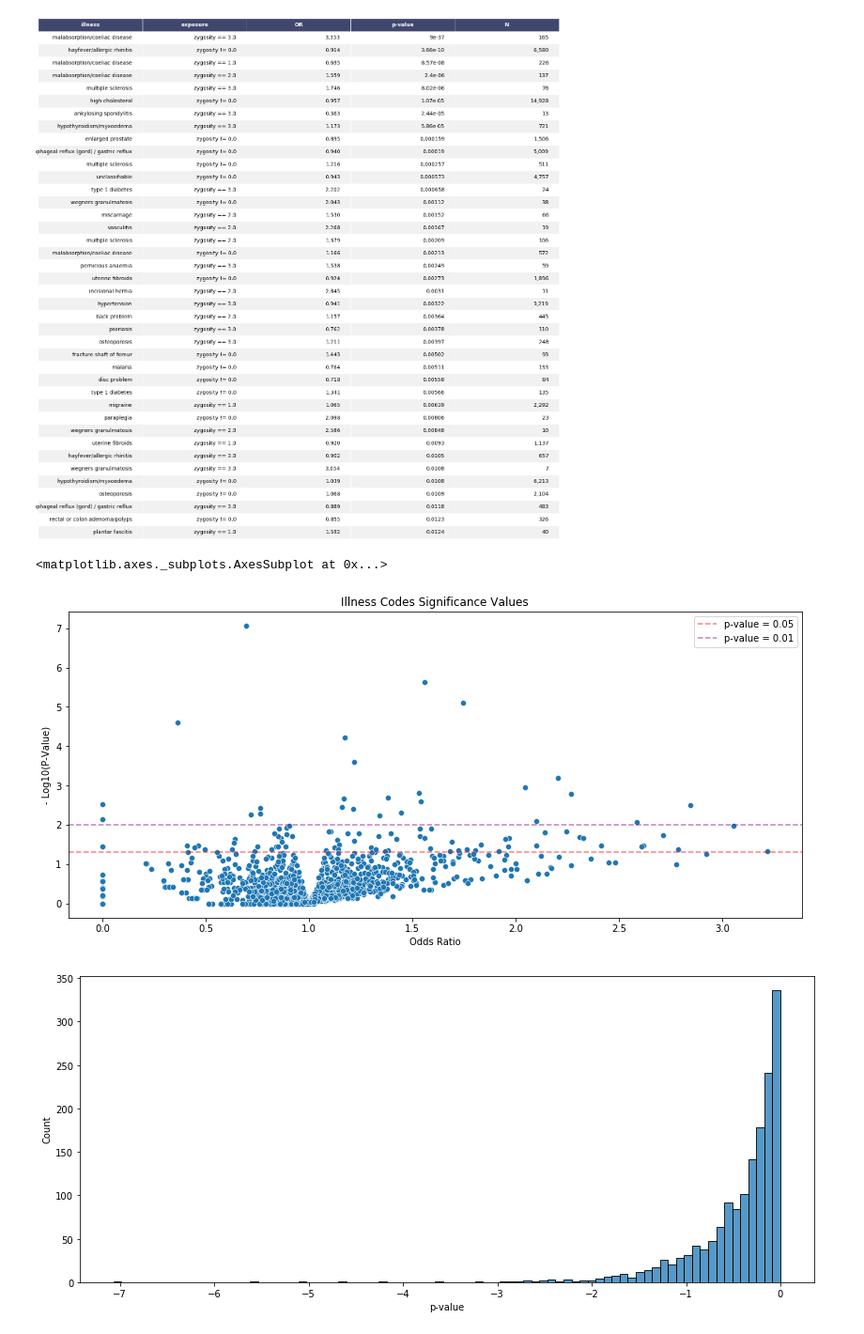
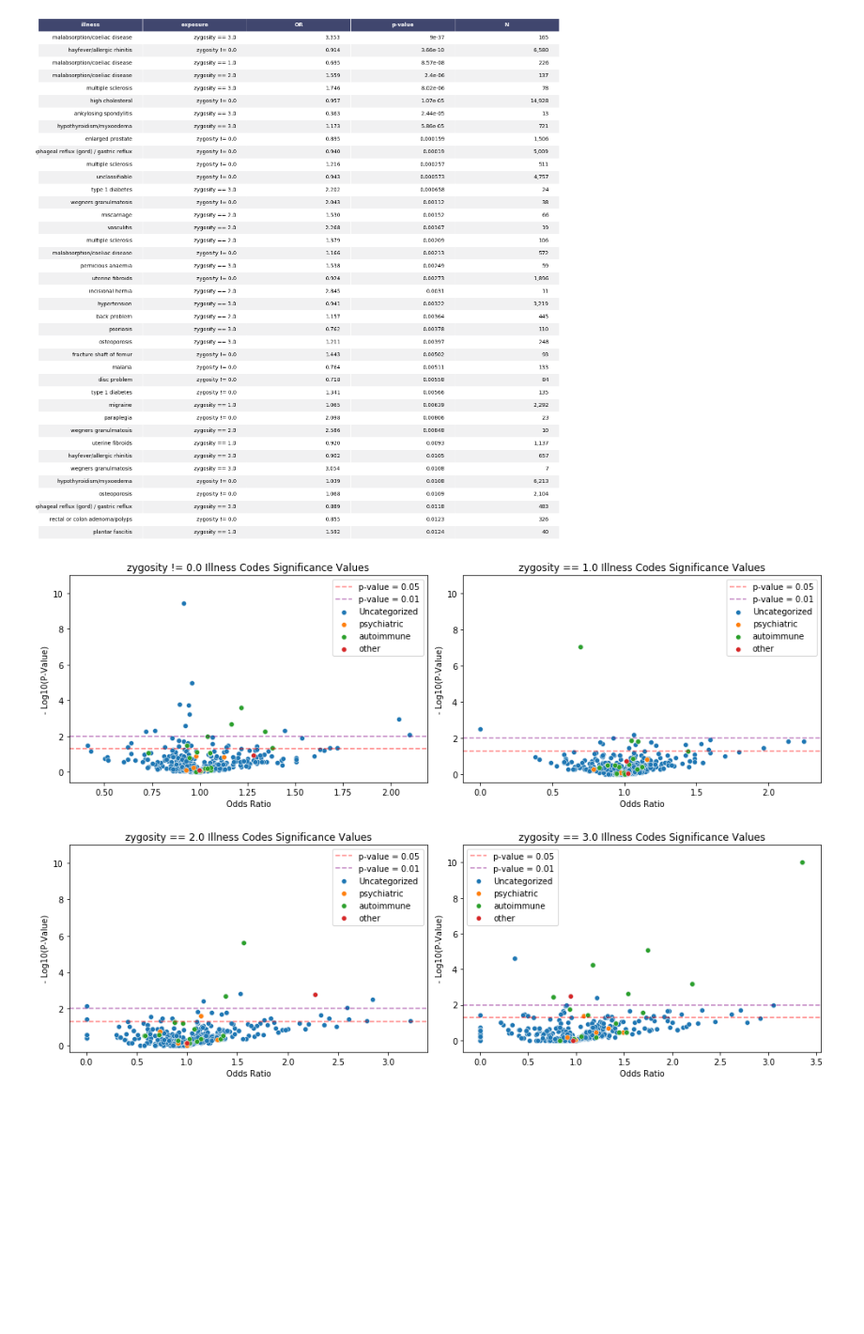
Before and after one commit to cole-khamnei/HLA_genotyping_associations, a Jupyter notebook: notebooks/HLA_illness_associations.ipynb, the cells around one changed output. Shown at 94% size. Saved outputs shown, nothing was run; the diff lists cells and outputs as text; code cells hidden in the pictures; blank space fills up the shorter version.

```diff
--- a/notebooks/HLA_illness_associations.ipynb
+++ b/notebooks/HLA_illness_associations.ipynb
@@ -143,7 +156,12 @@ data = biobank_data
 for illness in autoimmune_conditions:
     print(illness.upper())
     illness_values = get_illness_value(data, illness, "illness_code")
-    print("\t" + variable_OR_test(illness=illness_values, variable="zygosity",
-                                  CI=None, data=data).replace('\n', '\n\t'))
+    text = ""
+    for variable in ["sex", "zygosity", "clinical_mononucleosis", "HIV/AIDS", "hepatitis",
+                     "pneumonia", "sepsis", "known_infection"]:
+        line = variable_OR_test(illness=illness_values, variable=variable, CI=None, data=data)
+        if not line.endswith("N: 0\n"):
+            text += line
+    print("\t" + text.replace('\n', '\n\t'))
 # %% [output]
 TYPE 1 DIABETES
@@ -171,7 +217,7 @@ x = "grantham_divergence"
 OR_variables = ["sex", "zygosity"]
 conditions = HLA_dosing_conditions[condition]
 
-big_fig, big_axes = create_subplot(len(conditions), width=35, height_per=3.5, ncols=4, wspace=.1, hspace=.3)
+big_fig, big_axes = create_subplot(len(conditions), width=20, height_per=3.5, ncols=2, wspace=.1, hspace=.3)
 for illness, big_ax in tqdm(zip(conditions, big_axes), unit=" plot", desc="Making OR Plots",
                             total=len(big_axes)):
 
@@ -189,12 +235,14 @@ big_fig.savefig(f"illness_EDA_plots/grantham_distance_plots/{condition}/multiple
 # All Illnesses Exploration
 # %%
 report = ""
-for illness in tqdm(all_illnesses):
+for i, illness in enumerate(tqdm(all_illnesses)):
     report += illness.upper() + '\n\t'
     illness_values = get_illness_value(biobank_data, illness, "illness_code")
     report += variable_OR_test(illness=illness_values, variable="zygosity", CI=None,
                                data=biobank_data).replace('\n', '\n\t')
     report += '\n'
+    if i > 3:
+        break
 
 print(report)
 # %% [output]
@@ -232,10 +280,10 @@ values = []
 for illness in tqdm(all_illnesses):
     illness_value = get_illness_value(biobank_data, illness, "illness_code")
     values.append([illness, f"{exposure_feature} != {exposure_baseline}",
-                   *calculate_OR(illness_value, exposure != exposure_baseline)[:3]])
+                   *calculate_OR(illness_value, exposure != exposure_baseline, CI=None)[:3]])
     for value in non_baseline_exposure_values:
         values.append([illness, f"{exposure_feature} == {value}",
-                       *calculate_OR(illness_value, exposure == value)[:3]])
+                       *calculate_OR(illness_value, exposure == value, CI=None)[:3]])
 
 
 columns = ["illness", "exposure", "OR", "p-value", "N"]
@@ -276,25 +324,27 @@ fig, ax = render_mpl_table(table.drop(columns=["significant"]), col_width=5)
 # %% [output]
 [figure]
 # %%
-data = df.loc[(-np.log10(df['p-value']) < 30) & (df["N"] < 1_000)]
+exposures = sorted(df["exposure"].unique())
+fig, axes = create_subplot(len(exposures), width=14, height_per=3.5, ncols=2, wspace=.1, hspace=.3)
 
-fig, ax = plt.subplots(figsize=(14, 6))
-sns.scatterplot(data=data, x="OR", y=-np.log10(df["p-value"]))
-ax.axhline(-np.log10(.05), linestyle="--", color="r", label="p-value = 0.05", alpha=.5)
-ax.axhline(-np.log10(.01), linestyle="--", color="purple", label="p-value = 0.01", alpha=.5)
-ax.legend()
-ax.set_xlabel("Odds Ratio")
-ax.set_ylabel("- Log10(P-Value)")
-ax.set_title("Illness Codes Significance Values")
+for exposure, ax in zip(exposures, axes):
+    data = df.query(f"exposure == '{exposure}'").copy(deep=True)
+    data["p-value"] = np.clip(-np.log10(data["p-value"]), 0, 10)
 
-fig, ax = plt.subplots(figsize=(14, 6))
-sns.histplot(x=np.log10(data["p-value"])) #, shade=True, bw_method=.1)
+    sns.scatterplot(data=data, x="OR", y="p-value", ax=ax, label="Uncategorized", zorder=-1)
+    for condition_set, conditions in HLA_dosing_conditions.items():
+        condition_indices = data["illness"].isin(conditions)
+        uncategorized = uncategorized | condition_indices
+        category_data = data.loc[condition_indices]
+        sns.scatterplot(data=category_data, x="OR", y="p-value", ax=ax, label=condition_set)
 
-fig, ax = plt.subplots(figsize=(8, 8))
-sns.kdeplot(data=data, x="p-value", y="N", shade=True)
-# ax.set_xscale("log")
-# ax.set_yscale("log")
+    ax.axhline(-np.log10(.05), linestyle="--", color="r", label="p-value = 0.05", alpha=.5)
+    ax.axhline(-np.log10(.01), linestyle="--", color="purple", label="p-value = 0.01", alpha=.5)
+    ax.legend()
+    ax.set_xlabel("Odds Ratio")
+    ax.set_ylabel("- Log10(P-Value)")
+    ax.set_title(f"{exposure} Illness Codes Significance Values")
+    ax.set_ylim(None, 11)
+plt.show()
 # %% [output]
-<matplotlib.axes._subplots.AxesSubplot at 0x...>
-[figure, old version]
+[figure, new version]
-[figure, removed]
```
Also changed, not shown: parts of 35 cells of this notebook, 12 other files.
